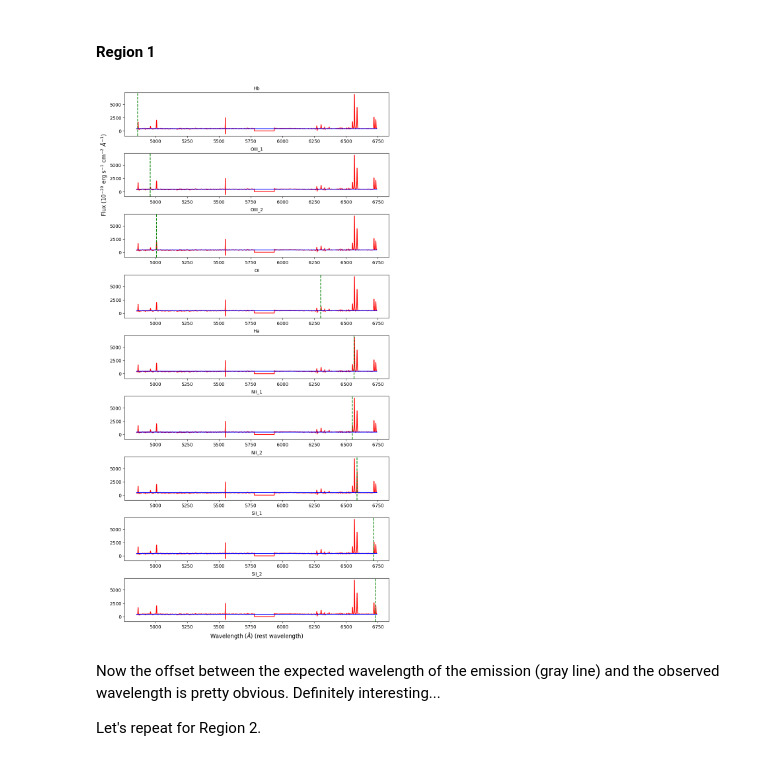
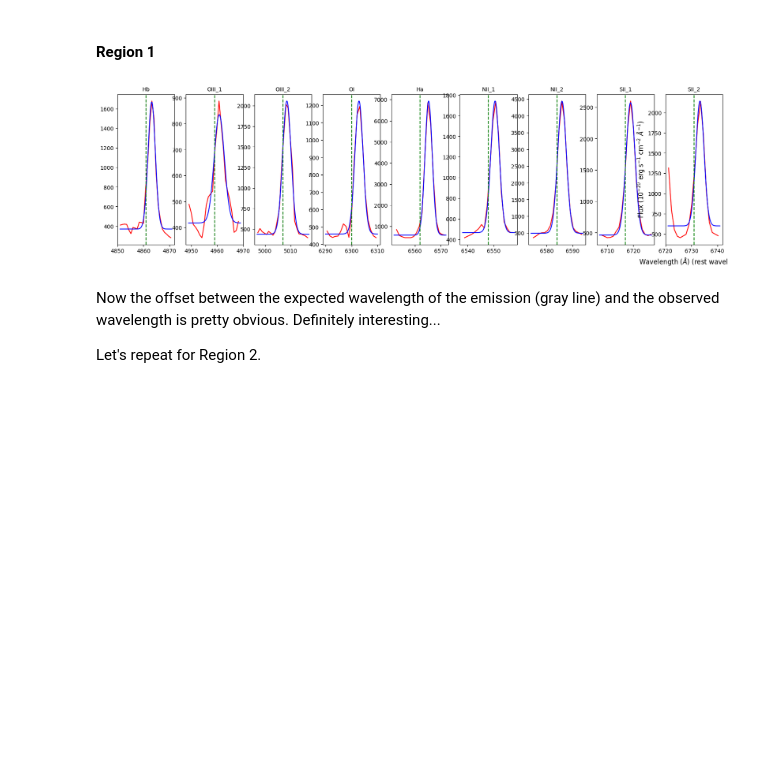
Before and after one commit to myasmedley/HII-Regions-in-NGC-253---Polaris-2026, a Jupyter notebook: PlottingEmissionLines.ipynb, the cells around one changed output. Drawn from its saved outputs; the diff is of its cells as text; code cells hidden in the pictures; blank space fills up the shorter version.

Commit message:
fixed plot parameters/bounds so gaussian fits are visible

```diff
--- a/PlottingEmissionLines.ipynb
+++ b/PlottingEmissionLines.ipynb
@@ -172,11 +171,12 @@ Now that we have that, let's retry the plot.
 
 Here, the code is written so that the emission line wavelengths are redshifted to the distance of the galaxy, observed wavelength on the x axis. Try making a plot with rest wavelength on the x axis by correcting the observed wavelength array instead of the emission lines.
 # %%
-fig,axs=plt.subplots(1,2,figsize=(10,5))
+fig,axs=plt.subplots(2,figsize=(10,5))
 for ax in axs:
     ax.plot(wave, flux[region1])
     for l,line in enumerate(em_lines):
-        ax.axvline(lam_obs(em_lines[line],z),label=f'{line}',color='k') # correcting for redshift
+        ax.axvline(lam_obs(em_lines[line],z),label=f'{line}',color='k')
+        # correcting for redshift
     for s in sky_lines:
         ax.axvline(s,color='gray') # we don't need to correct these, because they are redshift 0
     ax.set_xlabel('Wavelength ($\AA$) (rest wavelength)', fontsize=12)
@@ -200,11 +200,12 @@ Now that we have some working code for Region 1, repeat the same plot for Region
 ### Plotting Data for Region 2
 # %%
 # Write plotting code for Region 2 here.
-fig,axs=plt.subplots(1,2,figsize=(10,5))
+fig,axs=plt.subplots(2,figsize=(10,5))
 for ax in axs:
     ax.plot(wave, flux[region2])
     for l,line in enumerate(em_lines):
-        ax.axvline(lam_obs(em_lines[line],z),label=f'{line}',color='k') # correcting for redshift
+        ax.axvline(lam_obs(em_lines[line],z),label=f'{line}',color='k')
+         # correcting for redshift
     for s in sky_lines:
         ax.axvline(s,color='gray') # we don't need to correct these, because they are redshift 0
     ax.set_xlabel('Wavelength ($\AA$) (rest wavelength)', fontsize=12)
@@ -381,31 +382,31 @@ plt.show()
 # %%
 # Try fitting each line outside the for loop if you prefer
 em_popts_r1={}
 em_pcovs_r1={}
 
-fig, axs = plt.subplots(9, figsize=(10, 20)) #9 plots for each line (?)
-plt.subplots_adjust(left=0.1, bottom=0.1, right=0.9, #changed orientation with help from https://alejandrosoto.net/blog/2022-02-05-matplotlib-space-between-subplots/
-                    top=0.9, wspace=0.4,hspace=0.4)
+fig, axs = plt.subplots(1,len(em_lines), figsize=(20, 5)) #9 zoomed in plots for each line  (?)
+#plt.subplots_adjust(left=0.1, bottom=0.1, right=0.9, #changed orientation with help from https://alejandrosoto.net/blog/2022-02-05-matplotlib-space-between-subplots/
+                   # top=0.9, wspace=0.4,hspace=0.4) #update: this was not showing the gaussian distribution, too small
 plt.xlabel('Wavelength ($\AA$) (rest wavelength)', fontsize=12)
 
 for l,line in enumerate(em_lines):
-    index= (wave_rest<6741)&(wave_rest>4851) #range of all emission lines +-10
+    index= (wave_rest<(em_lines[line]+10))&(wave_rest>(em_lines[line]-10)) #range of all emission lines +-10
     # em_lines={'Hb':4861,'OIII_1':4959,'OIII_2':5007,'OI':6300,'Ha':6562,'NII_1':6548,'NII_2':6584,'SII_1':6717,'SII_2':6731}
     # fit the emission line
-    popt,pcov=curve_fit(gaussian,wave_rest[index],flux[region1][index],p0=[6000, 4831, 3, 1000])
+    popt,pcov=curve_fit(gaussian,wave_rest[index],flux[region1][index],p0=[7000, em_lines[line], 3, 1000])
     # save these parameters to our dictionary
     em_popts_r1[line]=popt
     em_pcovs_r1[line]=pcov
     # plot the emission linesem
     axs[l].plot(wave_rest[index],flux[region1][index],color='r')
-    axs[l].plot(np.linspace(4851,6741,1000),gaussian(np.linspace(4851,6741,1000),*popt),color='b')
+    axs[l].plot(np.linspace(em_lines[line]-10,em_lines[line]+10,1000),gaussian(np.linspace(em_lines[line]-10,em_lines[line]+10,1000),*popt),color='b')
     axs[l].set_title(line,fontsize=10)
     axs[l].axvline(em_lines[line],color='g', ls='--')
-    axs[1].set_ylabel('Flux ($10^{-20}$ erg s$^{-1}$ cm$^{-2}$ $\AA^{-1}$)', fontsize=12) #when i tried plt.ylabel it moved
+plt.ylabel('Flux ($10^{-20}$ erg s$^{-1}$ cm$^{-2}$ $\AA^{-1}$)', fontsize=12) #when i tried plt.ylabel it moved
 plt.savefig('fitted_lines_region1.png')
 plt.show()
 # %% [output]
-[figure, old version]
+[figure, new version]
 # %% [markdown]
 Now the offset between the expected wavelength of the emission (gray line) and the observed wavelength is pretty obvious. Definitely interesting...
 
```
Also changed, not shown: parts of 8 cells of this notebook, 4 other files.
